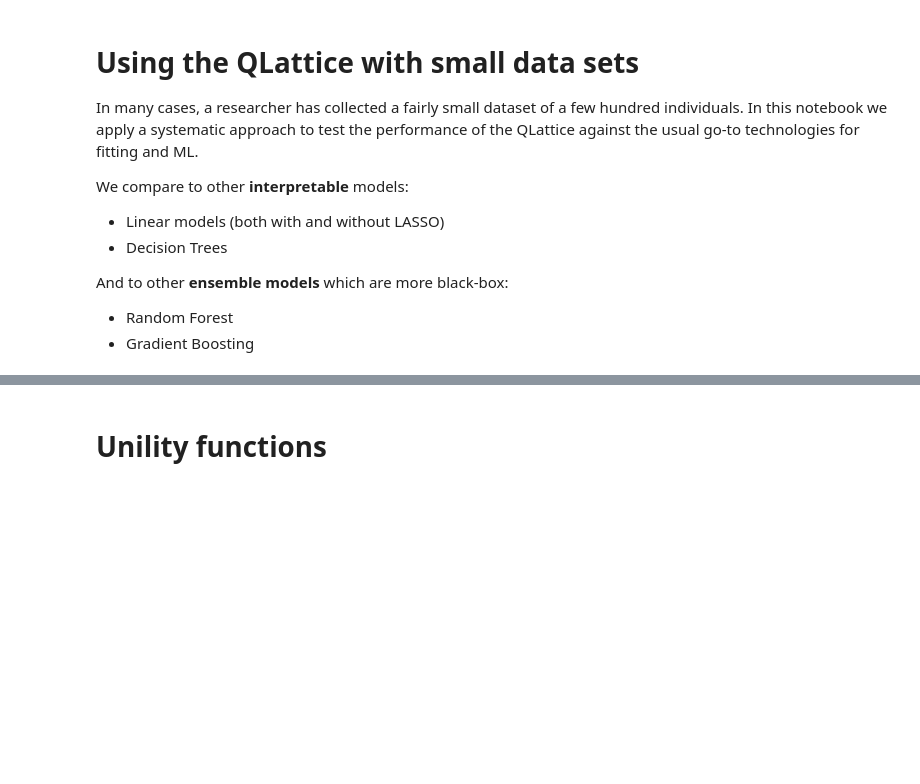
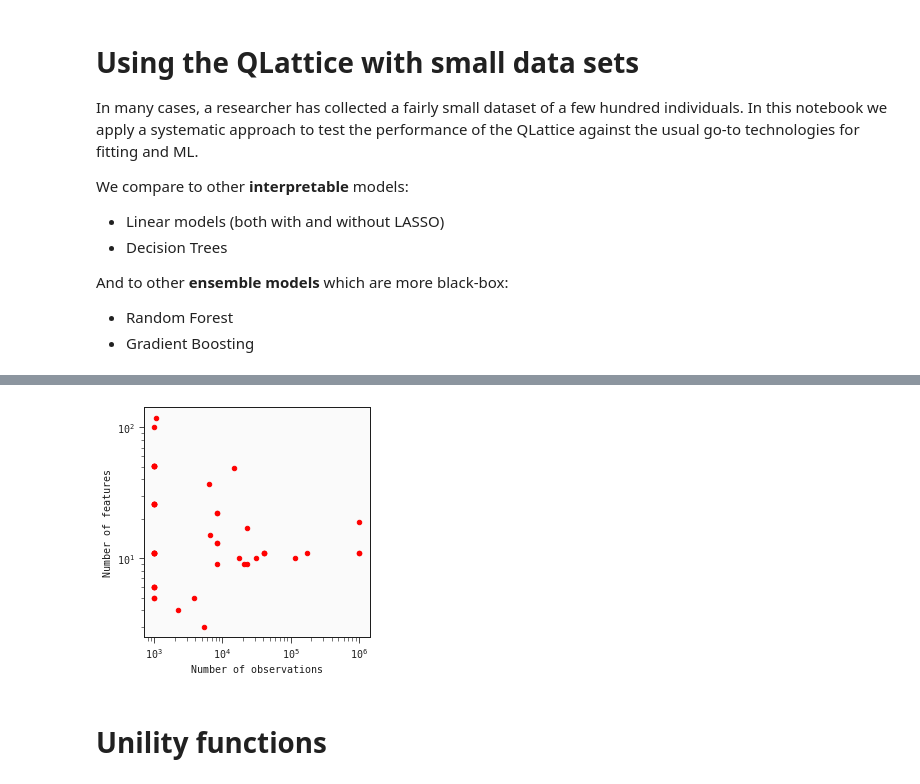
Before and after one commit to wilstrup/sr-small-data, a Jupyter notebook: PMLB compare small.ipynb, the cells around one changed output, grey strips where cells are left out. Drawn from its saved outputs; the diff is of its cells as text; code cells hidden in the pictures; blank space fills up the shorter version.

Commit message:
Add figure + latex tabel

```diff
--- a/PMLB compare small.ipynb
+++ b/PMLB compare small.ipynb
@@ -157,3 +159,31 @@ chosen_datasets.plot.scatter(x="n", y="fcount", loglog=True, ylabel="Number of f
+# %%
+# Latex formatting for the only figure that we include in the article
+
+#import matplotlib as mpl
+#
+#mpl.rc('xtick',labelsize=10)
+#mpl.rc('ytick',labelsize=10)
+#
+#mpl.rc('axes',labelsize=15)
+#
+#mpl.rc('font', **{'family': 'serif', 'serif': ['Computer Modern']})
+#mpl.rc('text', usetex=True)
+
+fig, ax = plt.subplots(figsize=(4,4))
+
+chosen_datasets.plot.scatter(
+    x="n",
+    y="fcount",
+    loglog=True,
+    ylabel="Number of features",
+    xlabel="Number of observations",
+    color="red",
+    ax=ax
+)
+plt.tight_layout()
+#plt.savefig("/home/jaan/devel/regressionArticle/article/figures/dataset_summary.pdf")
+# %% [output]
+[figure, added]
 # %% [markdown]
 # Unility functions
 # %%
```
Also changed, not shown: parts of 30 cells of this notebook, 3 other files.
